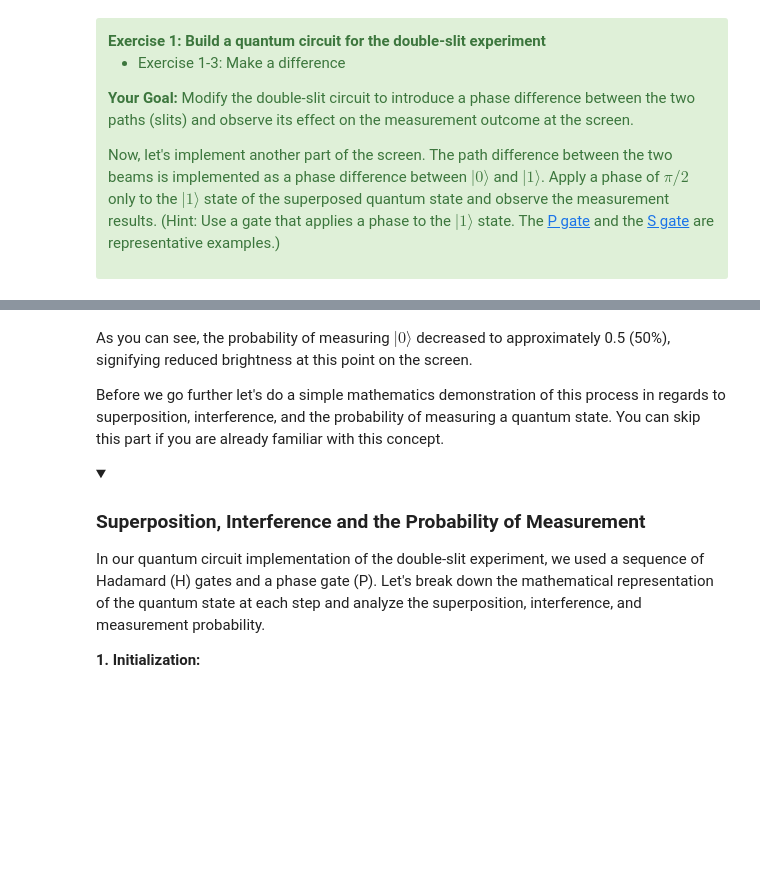
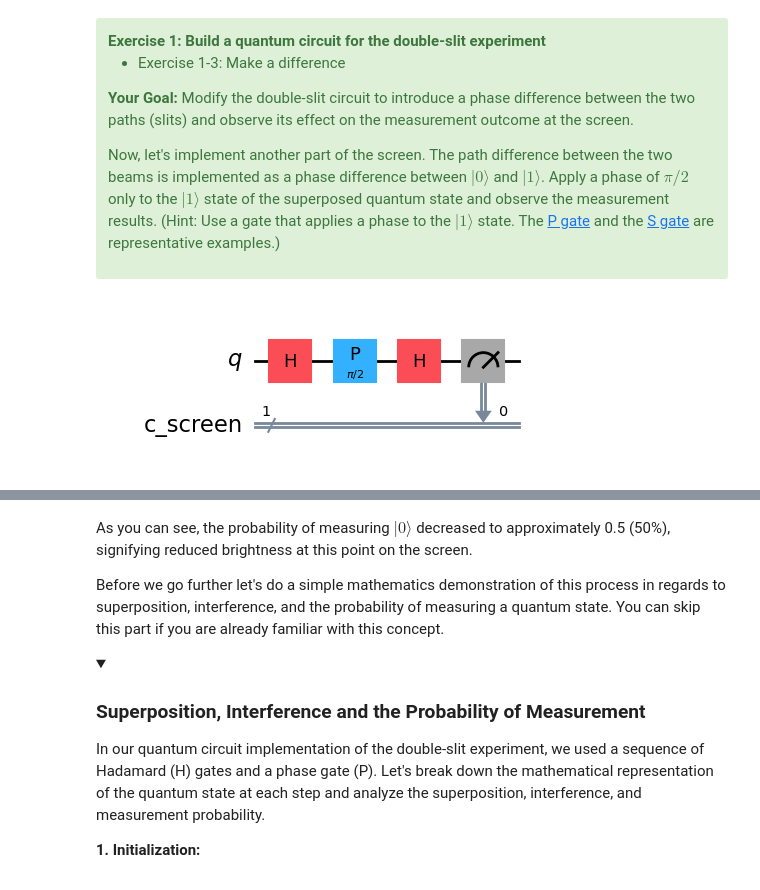
Before and after one commit to saxenaprajjwal/QGSS_2025, a Jupyter notebook: lab1.ipynb, the cells around one changed output, grey strips where cells are left out. Drawn from its saved outputs; the diff is of its cells as text; code cells hidden in the pictures; folded sections open; blank space fills up the shorter version.

```diff
--- a/lab1.ipynb
+++ b/lab1.ipynb
@@ -245,18 +239,19 @@ Now, let's implement another part of the screen. The path difference between the
 # %%
 qr = QuantumRegister(1, name='q')
 cr = ClassicalRegister(1, name='c_screen')
 
 double_slit_with_difference = QuantumCircuit(qr, cr)
 double_slit_with_difference.h(0)
 
 #your code here
-
-
+double_slit_with_difference.p(np.pi/2,0)
 #end of your code
 
 double_slit_with_difference.h(0)
 double_slit_with_difference.measure(qr, cr)
 double_slit_with_difference.draw('mpl')
+# %% [output]
+[figure, added]
 # %%
 # Submit your answer using the following code
 grade_lab1_ex1_3(double_slit_with_difference)
```
Also changed, not shown: parts of 18 cells of this notebook.
